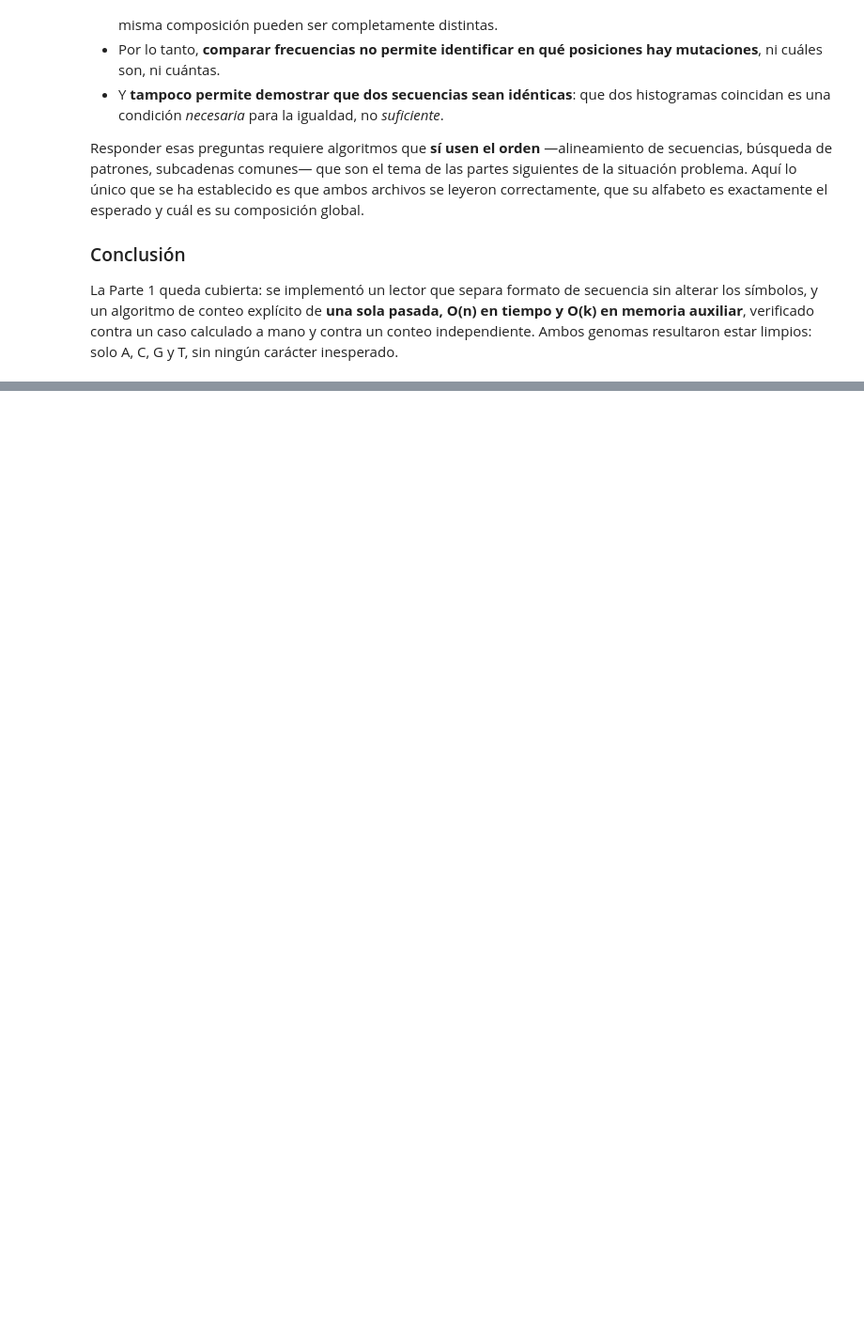
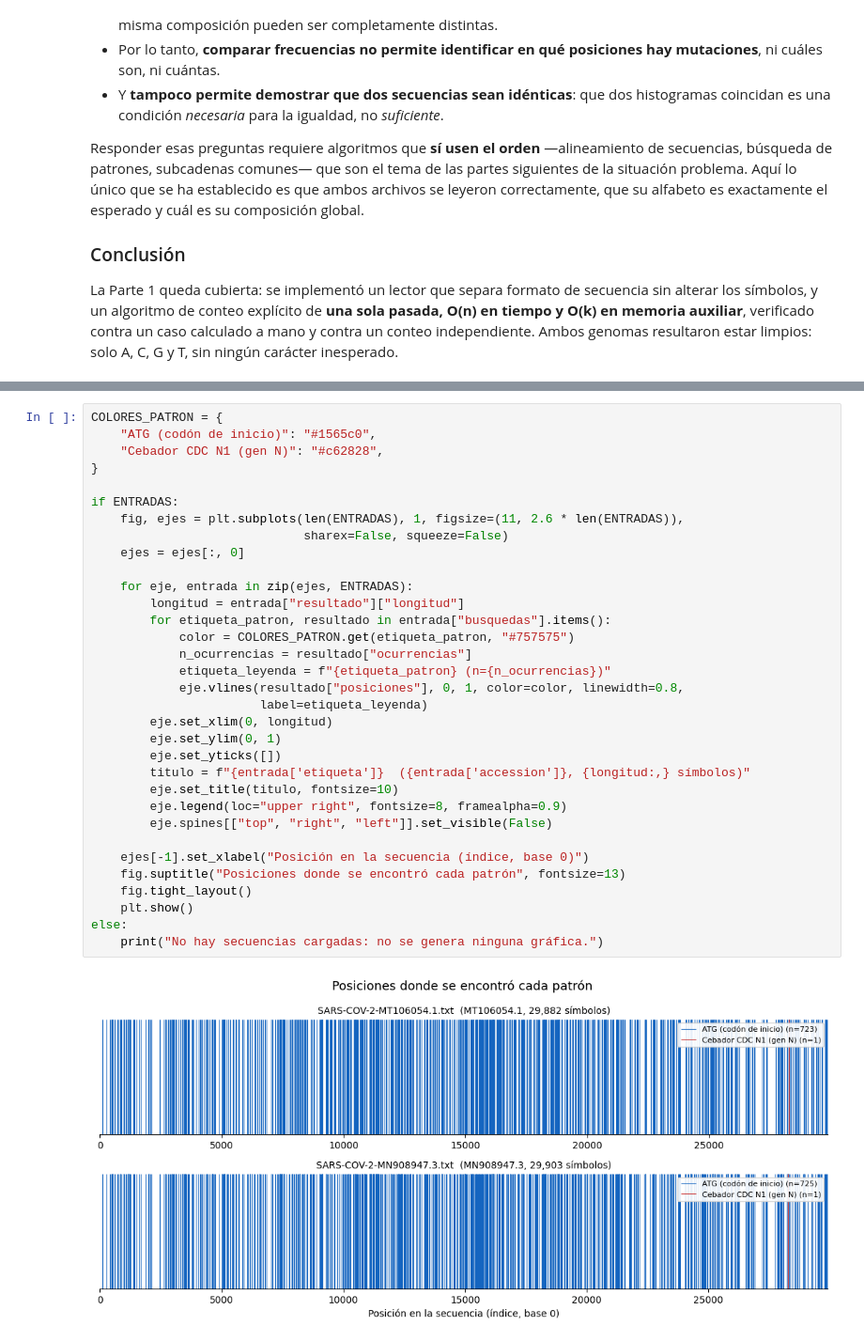
Before and after one commit to Gugoraaa/algorithmic_analysis, a Jupyter notebook: analisis_secuencias_sars_cov_2.ipynb, the cells around one changed output, grey strips where cells are left out. Shown at 94% size. Drawn from its saved outputs; the diff is of its cells as text; blank space fills up the shorter version.

```diff
--- a/analisis_secuencias_sars_cov_2.ipynb
+++ b/analisis_secuencias_sars_cov_2.ipynb
@@ -787,0 +935,35 @@ A, C, G y T, sin ningún carácter inesperado.
+# %%
+COLORES_PATRON = {
+    "ATG (codón de inicio)": "#1565c0",
+    "Cebador CDC N1 (gen N)": "#c62828",
+}
+
+if ENTRADAS:
+    fig, ejes = plt.subplots(len(ENTRADAS), 1, figsize=(11, 2.6 * len(ENTRADAS)),
+                             sharex=False, squeeze=False)
+    ejes = ejes[:, 0]
+
+    for eje, entrada in zip(ejes, ENTRADAS):
+        longitud = entrada["resultado"]["longitud"]
+        for etiqueta_patron, resultado in entrada["busquedas"].items():
+            color = COLORES_PATRON.get(etiqueta_patron, "#757575")
+            n_ocurrencias = resultado["ocurrencias"]
+            etiqueta_leyenda = f"{etiqueta_patron} (n={n_ocurrencias})"
+            eje.vlines(resultado["posiciones"], 0, 1, color=color, linewidth=0.8,
+                       label=etiqueta_leyenda)
+        eje.set_xlim(0, longitud)
+        eje.set_ylim(0, 1)
+        eje.set_yticks([])
+        titulo = f"{entrada['etiqueta']}  ({entrada['accession']}, {longitud:,} símbolos)"
+        eje.set_title(titulo, fontsize=10)
+        eje.legend(loc="upper right", fontsize=8, framealpha=0.9)
+        eje.spines[["top", "right", "left"]].set_visible(False)
+
+    ejes[-1].set_xlabel("Posición en la secuencia (índice, base 0)")
+    fig.suptitle("Posiciones donde se encontró cada patrón", fontsize=13)
+    fig.tight_layout()
+    plt.show()
+else:
+    print("No hay secuencias cargadas: no se genera ninguna gráfica.")
+# %% [output]
+[figure, added]
```
Also changed, not shown: parts of 16 cells of this notebook.
